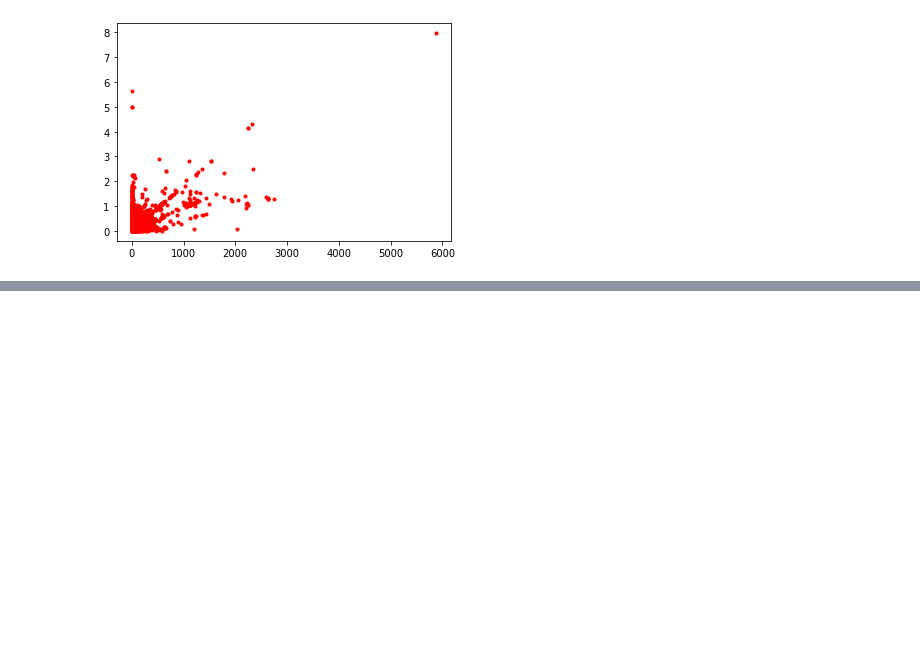
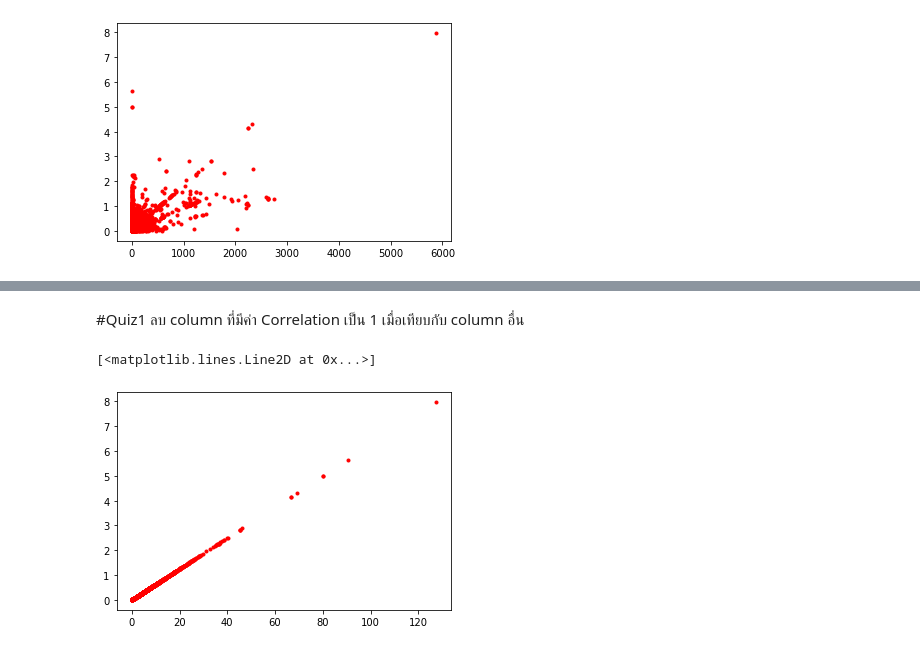
Before and after one commit to nichakornchaisuwan/multivariaet, a Jupyter notebook: Chapter_3_PCA.ipynb, the cells around one changed output, grey strips where cells are left out. Drawn from its saved outputs; the diff is of its cells as text; code cells hidden in the pictures; blank space fills up the shorter version.

Commit message:
Quiz 9/3/2021

```diff
--- a/Chapter_3_PCA.ipynb
+++ b/Chapter_3_PCA.ipynb
@@ -554,0 +587,7 @@ plt.plot(newdata.iloc[:,11],newdata.iloc[:,29],'r.')
+# %% [markdown]
+#Quiz1 ลบ column ที่มีค่า Correlation เป็น 1 เมื่อเทียบกับ column อื่น
+# %%
+plt.plot(newdata.iloc[:,12],newdata.iloc[:,29],'r.')
+# %% [output]
+[<matplotlib.lines.Line2D at 0x...>]
+[figure, added]
```
Also changed, not shown: parts of 4 cells of this notebook.
